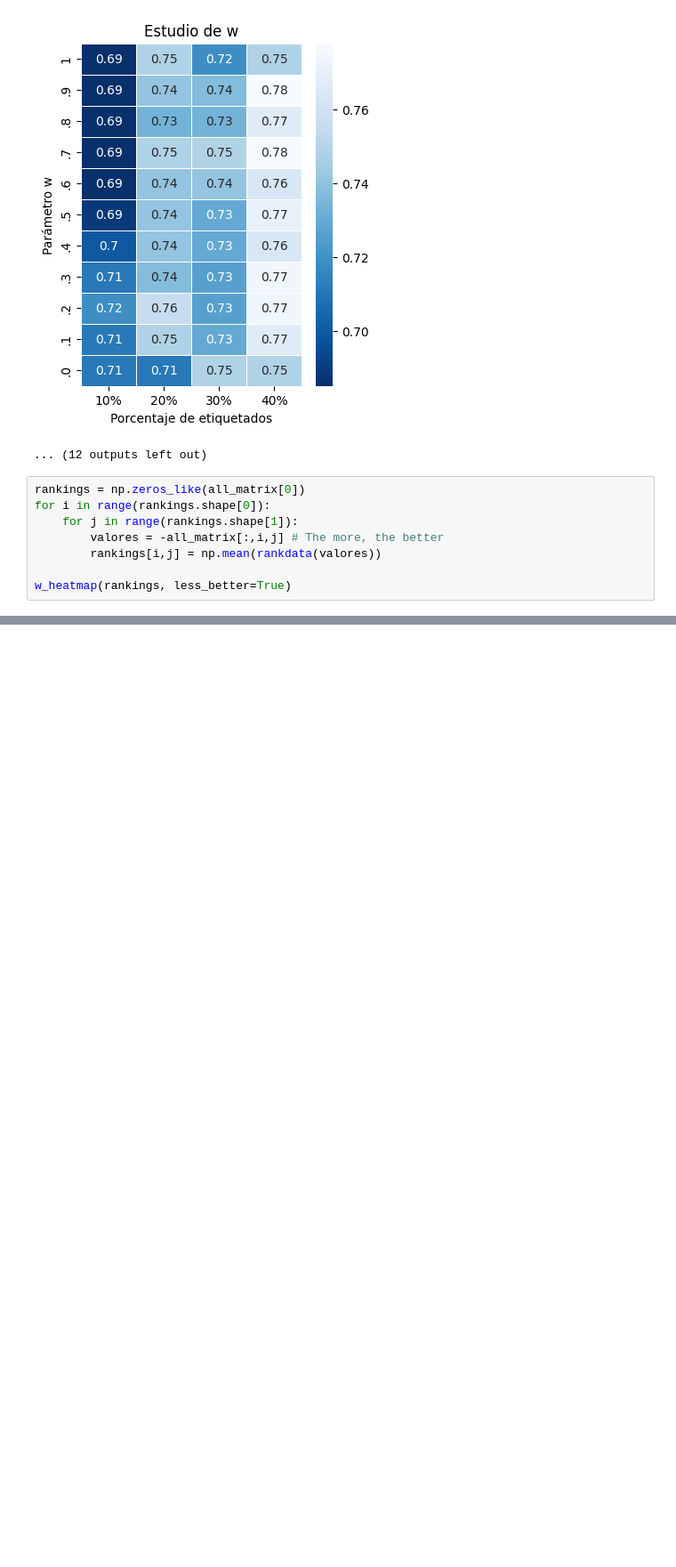
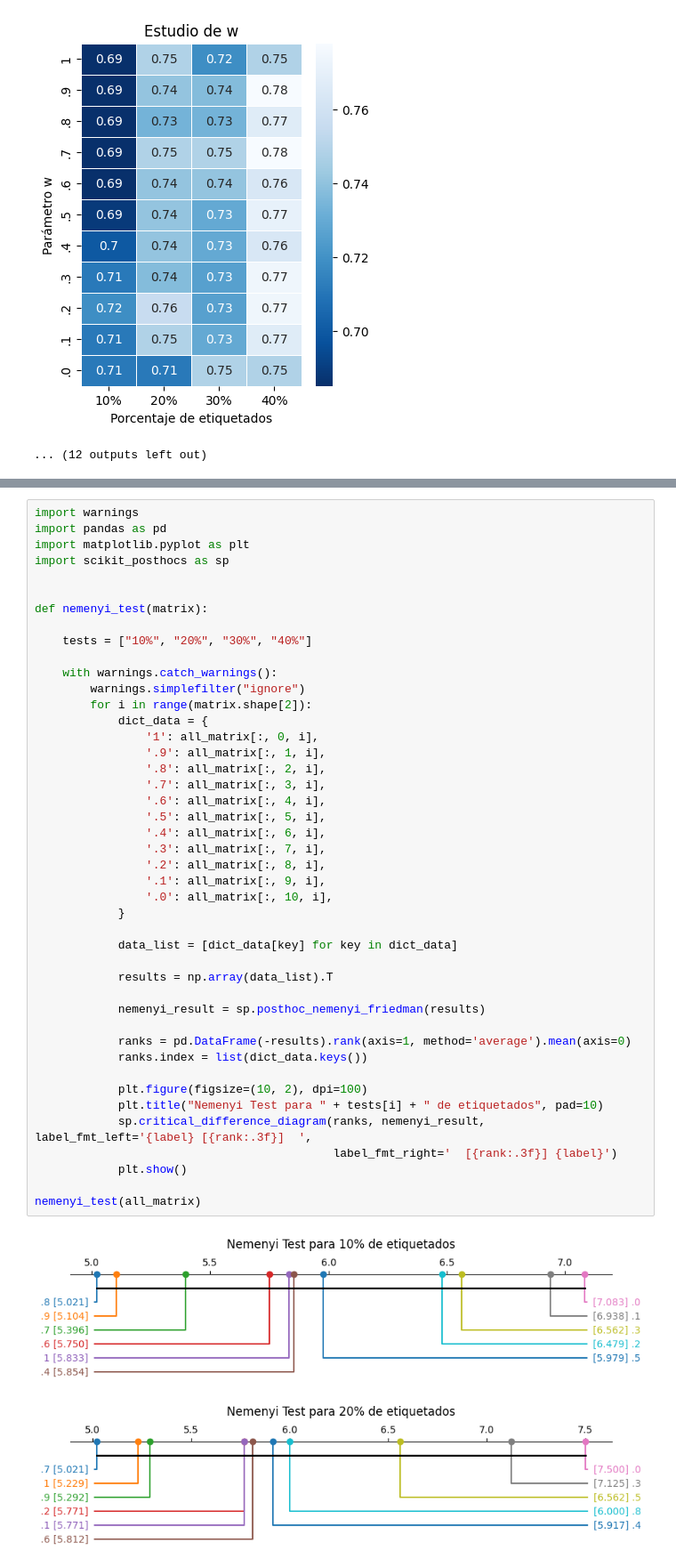
Before and after one commit to dmacha27/TFM-VIU, a Jupyter notebook: metodos/SSLTree/experimentos/parametro_w.ipynb, the cells around one changed output, grey strips where cells are left out. Shown at 89% size. Cells and saved outputs as stored; diff of their text form; blank space fills up the shorter version.

```diff
--- a/metodos/SSLTree/experimentos/parametro_w.ipynb
+++ b/metodos/SSLTree/experimentos/parametro_w.ipynb
@@ -116,11 +117,3 @@ for a in all_matrix:
 [figure]
 [figure]
 ... (12 outputs left out)
-# %%
-rankings = np.zeros_like(all_matrix[0])
-for i in range(rankings.shape[0]):
-    for j in range(rankings.shape[1]):
-        valores = -all_matrix[:,i,j] # The more, the better
-        rankings[i,j] = np.mean(rankdata(valores))
-
-w_heatmap(rankings, less_better=True)
@@ -259,0 +132,47 @@ array([[1., 1.],
+# %%
+import warnings
+import pandas as pd
+import matplotlib.pyplot as plt
+import scikit_posthocs as sp
+
+
+def nemenyi_test(matrix):
+
+    tests = ["10%", "20%", "30%", "40%"]
+
+    with warnings.catch_warnings():
+        warnings.simplefilter("ignore")
+        for i in range(matrix.shape[2]):
+            dict_data = {
+                '1': all_matrix[:, 0, i],
+                '.9': all_matrix[:, 1, i],
+                '.8': all_matrix[:, 2, i],
+                '.7': all_matrix[:, 3, i],
+                '.6': all_matrix[:, 4, i],
+                '.5': all_matrix[:, 5, i],
+                '.4': all_matrix[:, 6, i],
+                '.3': all_matrix[:, 7, i],
+                '.2': all_matrix[:, 8, i],
+                '.1': all_matrix[:, 9, i],
+                '.0': all_matrix[:, 10, i],
+            }
+
+            data_list = [dict_data[key] for key in dict_data]
+
+            results = np.array(data_list).T
+
+            nemenyi_result = sp.posthoc_nemenyi_friedman(results)
+
+            ranks = pd.DataFrame(-results).rank(axis=1, method='average').mean(axis=0)
+            ranks.index = list(dict_data.keys())
+
+            plt.figure(figsize=(10, 2), dpi=100)
+            plt.title("Nemenyi Test para " + tests[i] + " de etiquetados", pad=10)
+            sp.critical_difference_diagram(ranks, nemenyi_result, label_fmt_left='{label} [{rank:.3f}]  ',
+                                           label_fmt_right='  [{rank:.3f}] {label}')
+            plt.show()
+
+nemenyi_test(all_matrix)
+# %% [output]
+[figure, added]
+[figure, added]
```
Also changed, not shown: parts of 13 cells of this notebook, 1 other file.
